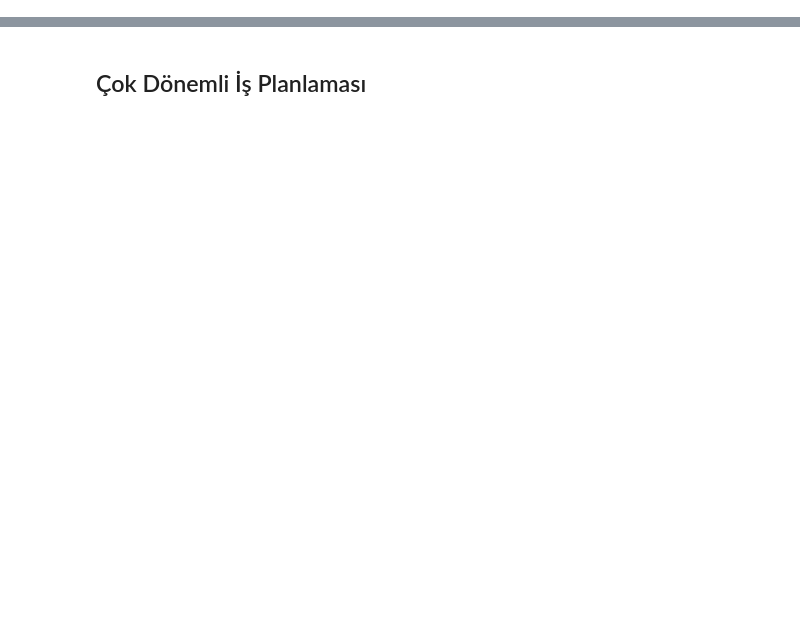
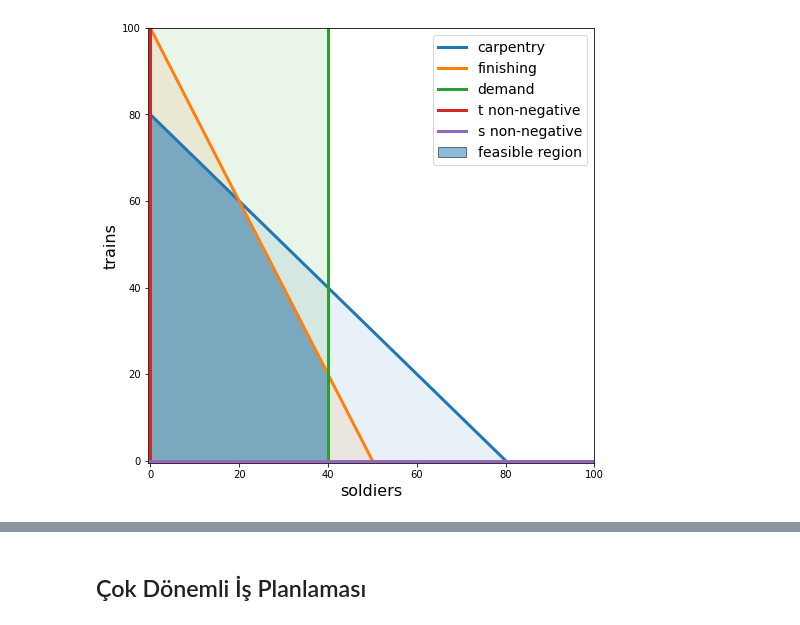
Before and after one commit to OnurBilgic/optimizasyonuygulamalari, a Jupyter notebook: Doğrusal Modelleme Uygulamalar.ipynb, the cells around one changed output, grey strips where cells are left out. Cells and saved outputs as stored; diff of their text form; code cells hidden in the pictures; blank space fills up the shorter version.

```diff
--- a/Doğrusal Modelleme Uygulamalar.ipynb
+++ b/Doğrusal Modelleme Uygulamalar.ipynb
@@ -5,0 +68,54 @@ from pyomo.environ import *
+# %%
+%matplotlib inline
+from matplotlib import pyplot as plt
+from matplotlib.path import Path
+from matplotlib.patches import PathPatch
+
+# use seaborn to change the default graphics to something nicer
+# and set a nice color palette
+import seaborn as sns
+#sns.set_color_palette('Set1')
+
+# create the plot object
+fig, ax = plt.subplots(figsize=(8, 8))
+s = np.linspace(0, 100)
+
+# add carpentry constraint: trains <= 80 - soldiers
+plt.plot(s, 80 - s, lw=3, label='carpentry')
+plt.fill_between(s, 0, 80 - s, alpha=0.1)
+
+# add finishing constraint: trains <= 100 - 2*soldiers
+plt.plot(s, 100 - 2 * s, lw=3, label='finishing')
+plt.fill_between(s, 0, 100 - 2 * s, alpha=0.1)
+
+# add demains constraint: soldiers <= 40
+plt.plot(40 * np.ones_like(s), s, lw=3, label='demand')
+plt.fill_betweenx(s, 0, 40, alpha=0.1)
+
+# add non-negativity constraints
+plt.plot(np.zeros_like(s), s, lw=3, label='t non-negative')
+plt.plot(s, np.zeros_like(s), lw=3, label='s non-negative')
+
+# highlight the feasible region
+path = Path([
+    (0., 0.),
+    (0., 80.),
+    (20., 60.),
+    (40., 20.),
+    (40., 0.),
+    (0., 0.),
+])
+patch = PathPatch(path, label='feasible region', alpha=0.5)
+ax.add_patch(patch)
+
+# labels and stuff
+plt.xlabel('soldiers', fontsize=16)
+plt.ylabel('trains', fontsize=16)
+plt.xlim(-0.5, 100)
+plt.ylim(-0.5, 100)
+plt.legend(fontsize=14)
+plt.show()
+
+# Source https://www.isaacslavitt.com/posts/linear-optimization-in-python/
+# %% [output]
+[figure, added]
```
Also changed, not shown: parts of 29 cells of this notebook, 1 other file.
